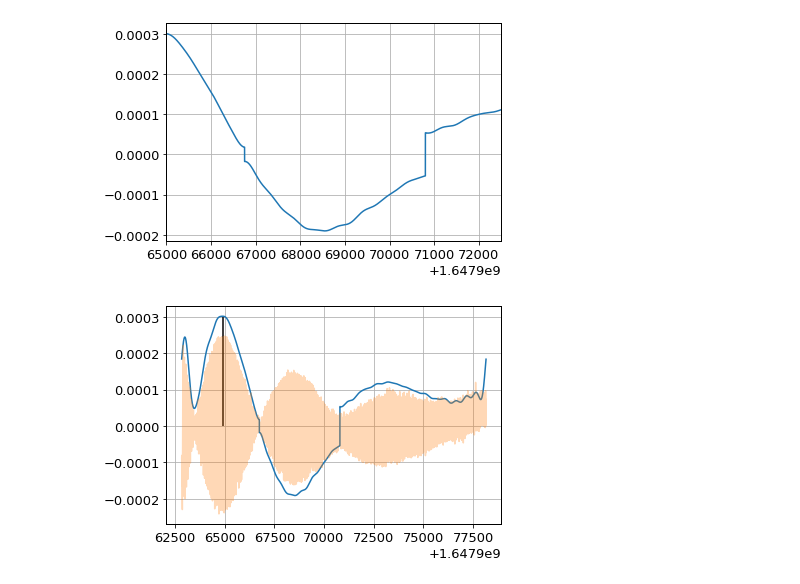
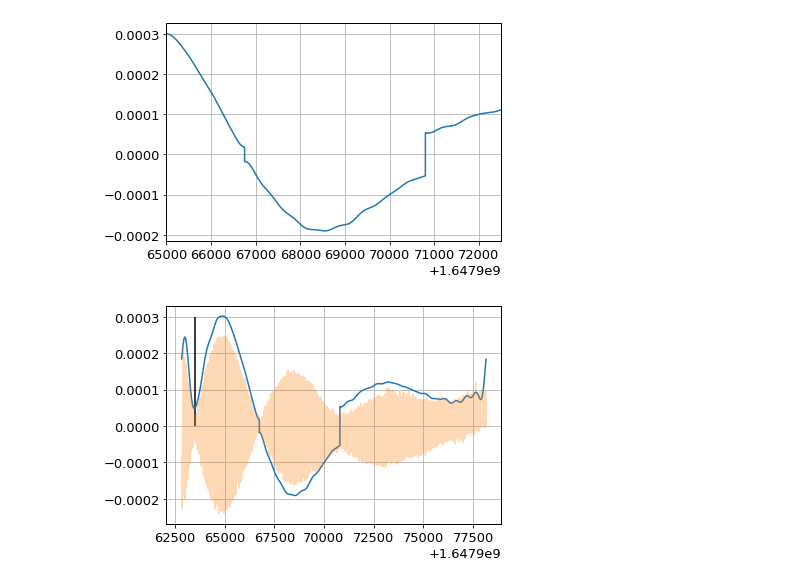
Before and after one commit to James11222/radiolab_repo, a Jupyter notebook: lab3/Emily/lab3.ipynb, the cells around one changed output. Saved outputs shown, nothing was run; the diff lists cells and outputs as text; code cells hidden in the pictures.

```diff
--- a/lab3/Emily/lab3.ipynb
+++ b/lab3/Emily/lab3.ipynb
@@ -216,12 +268,12 @@ plt.xlim(65000+1.6479e9, 72500+1.6479e9)
 # %%
 plt.plot(sun_times[:20000], 2*centered_abs_filtered[:20000])
 plt.plot(sun_times[:20000], (sun_data - np.average(sun_data))[:20000], alpha=0.3)
-plt.vlines(64900+1.6479e9, 0, 0.0003)
+plt.vlines(63500+1.6479e9, 0, 0.0003)
 sun_data = sun_data[np.where(sun_times < 75000+1.6479e9)]
 centered_abs_filtered = centered_abs_filtered[np.where(sun_times < 75000+1.6479e9)]
 sun_times = sun_times[np.where(sun_times < 75000+1.6479e9)]
-sun_data = sun_data[np.where(sun_times > 64900+1.6479e9)]
-centered_abs_filtered = centered_abs_filtered[np.where(sun_times > 64900+1.6479e9)]
-sun_times = sun_times[np.where(sun_times > 64900+1.6479e9)]
+sun_data = sun_data[np.where(sun_times > 63500+1.6479e9)]
+centered_abs_filtered = centered_abs_filtered[np.where(sun_times > 63500+1.6479e9)]
+sun_times = sun_times[np.where(sun_times > 63500+1.6479e9)]
 # %% [output]
-[figure, old version]
+[figure, new version]
```
Also changed, not shown: parts of 17 cells of this notebook, 1 other file.
